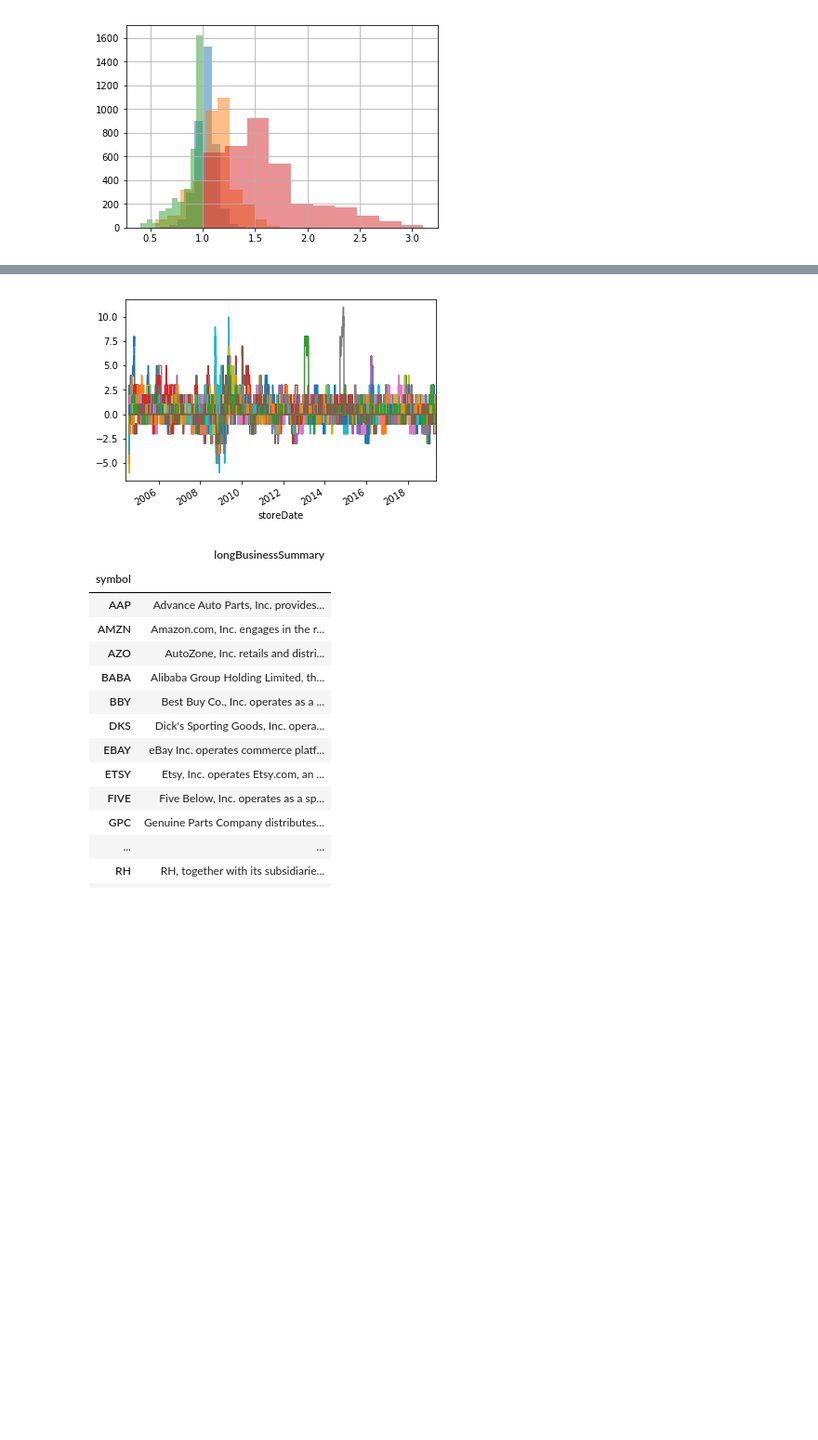
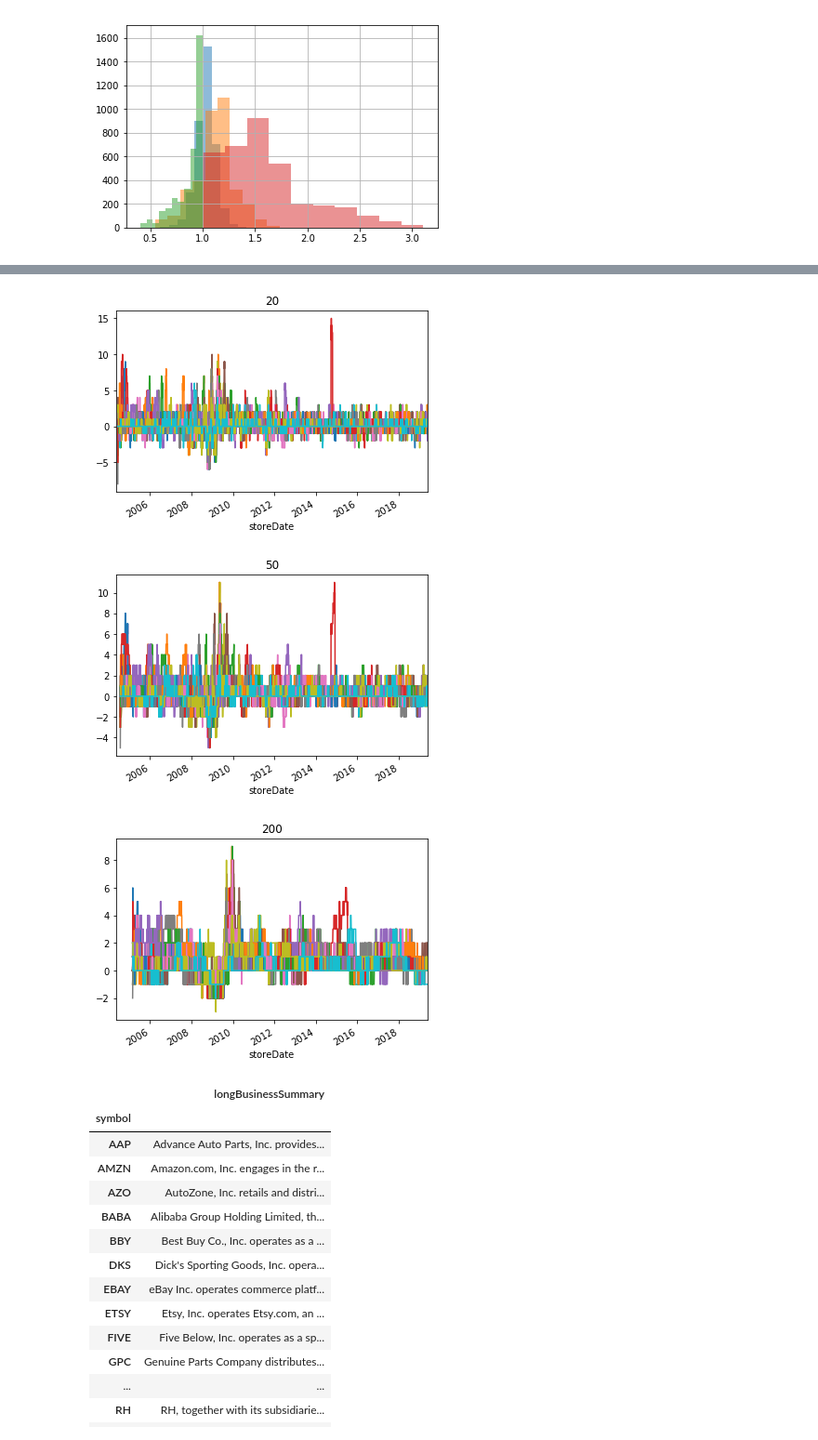
Before and after one commit to webclinic017/inception, a Jupyter notebook: notebooks/technical_dataset.ipynb, the cells around one changed output, grey strips where cells are left out. Shown at 93% size. Saved outputs shown, nothing was run; the diff lists cells and outputs as text; code cells hidden in the pictures; blank space fills up the shorter version.

```diff
--- a/notebooks/technical_dataset.ipynb
+++ b/notebooks/technical_dataset.ipynb
@@ -390,7 +418,9 @@ Wall time: 3.01 s
-# %%
-ind_pct_stds_df.plot(legend=False);
-# %% [output]
-[figure, removed]
+# %%
+for key in ind_pct_stds_df.keys(): ind_pct_stds_df[key].plot(title=key, legend=False);
+# %% [output]
+[figure, added]
+[figure, added]
+[figure, added]
 # %%
 # how many other players in the same industry
 profile.loc[profile.industry.isin([profile.loc['AMZN', 'industry']]), ['longBusinessSummary']]
```
Also changed, not shown: parts of 21 cells of this notebook.
